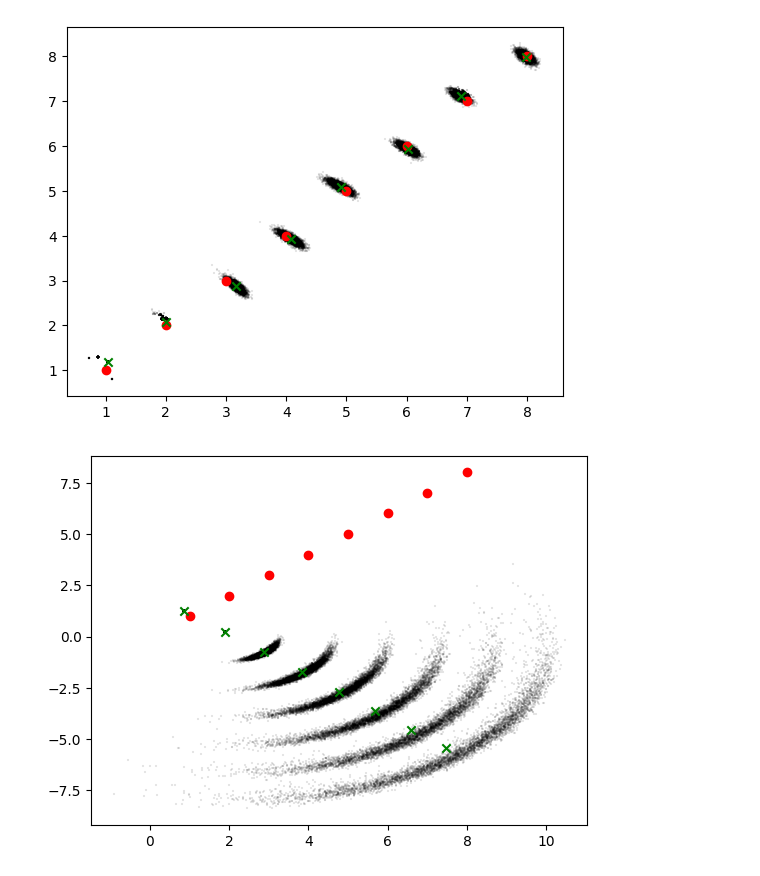
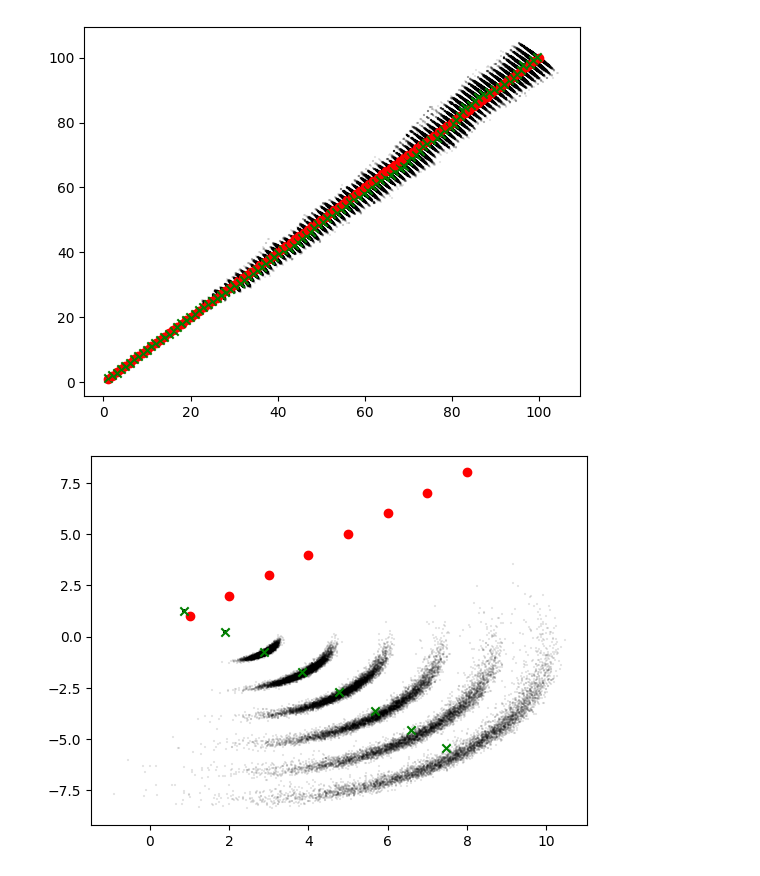
Before and after one commit to changmin-yu/particle-filtering-playground, a Jupyter notebook: notebooks/robot_navigation.ipynb, the cells around one changed output. Saved outputs shown, nothing was run; the diff lists cells and outputs as text; code cells hidden in the pictures.

```diff
--- a/notebooks/robot_navigation.ipynb
+++ b/notebooks/robot_navigation.ipynb
@@ -19,13 +16,13 @@ The autoreload extension is already loaded. To reload it, use:
 # %%
-true_state_history, estimate_state_history, particle_history = main(seed=2, save_particles=True)
+true_state_history, estimate_state_history, particle_history = main(seed=2, save_particles=True, num_iters=100)
 # %%
 fig, ax = plt.subplots()
-for i in range(8):
+for i in range(100):
     ax.scatter(particle_history[i][:, 0], particle_history[i][:, 1], s=1, marker="+", label=str(i), alpha=0.1, color="k")
     ax.scatter(true_state_history[i][0], true_state_history[i][1], color="red")
     ax.scatter(estimate_state_history[i][0][0], estimate_state_history[i][0][1], color="green", marker="x")
 # %% [output]
-[figure, old version]
+[figure, new version]
 # %%
 # changing the seed corrupts filtering performance
 
```
Also changed, not shown: parts of 5 cells of this notebook, 2 other files.
